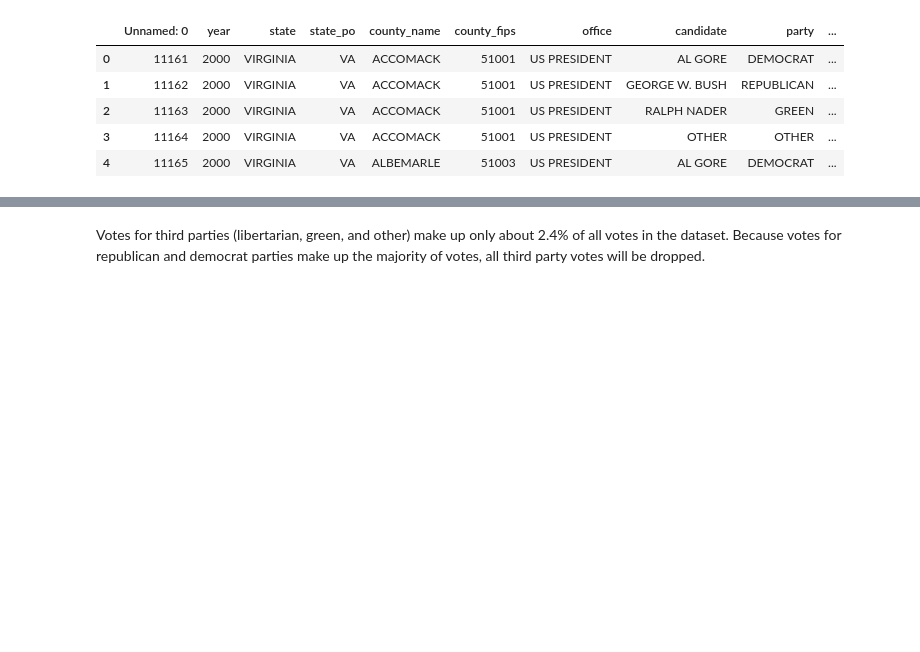
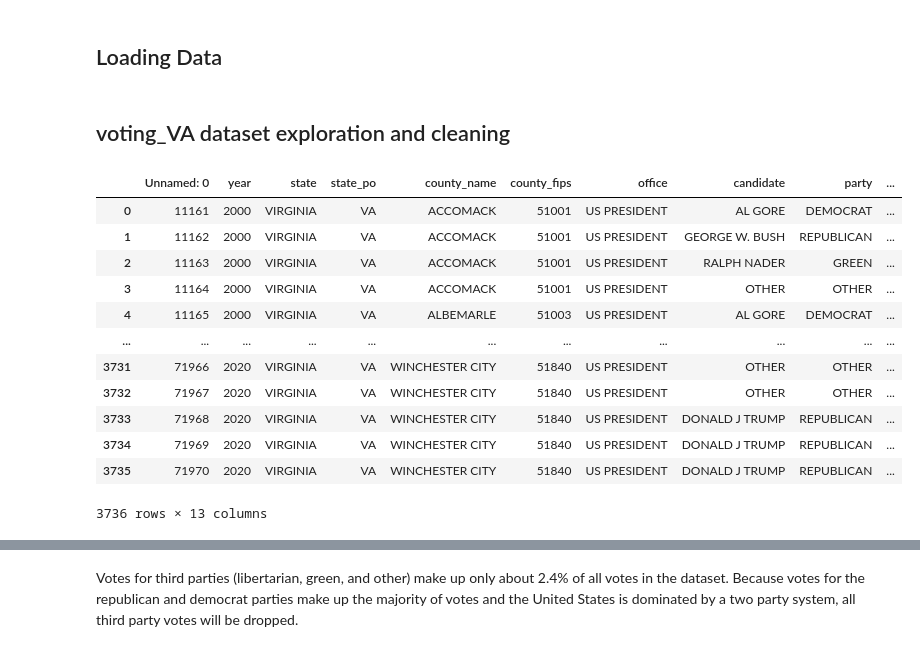
Before and after one commit to awhitehouse1/project_voting, a Jupyter notebook: cleaning_votes.ipynb, the cells around one changed output, grey strips where cells are left out. Saved outputs shown, nothing was run; the diff lists cells and outputs as text; code cells hidden in the pictures; blank space fills up the shorter version.

```diff
--- a/cleaning_votes.ipynb
+++ b/cleaning_votes.ipynb
@@ -1,5 +1,7 @@
 # %% [markdown]
 <a href="https://colab.research.google.com/github/awhitehouse1/project_voting/blob/main/cleaning_votes.ipynb" target="_parent"><img src="https://colab.research.google.com/assets/colab-badge.svg" alt="Open In Colab"/></a>
+# %% [markdown]
+## Loading Data
 # %%
 import pandas as pd
 import numpy as np
@@ -9,11 +12,20 @@ vdf = pd.read_csv('./data/voting_VA.csv') # Load historical voting data
+# %% [markdown]
+## voting_VA dataset exploration and cleaning
 # %%
-vdf.head()
+vdf
 # %% [output]
 |  | Unnamed: 0 | year | state | state_po | county_name | county_fips | office | candidate | party | ... |
 | 0 | 11161 | 2000 | VIRGINIA | VA | ACCOMACK | 51001 | US PRESIDENT | AL GORE | DEMOCRAT | ... |
 | 1 | 11162 | 2000 | VIRGINIA | VA | ACCOMACK | 51001 | US PRESIDENT | GEORGE W. BUSH | REPUBLICAN | ... |
 | 2 | 11163 | 2000 | VIRGINIA | VA | ACCOMACK | 51001 | US PRESIDENT | RALPH NADER | GREEN | ... |
 | 3 | 11164 | 2000 | VIRGINIA | VA | ACCOMACK | 51001 | US PRESIDENT | OTHER | OTHER | ... |
 | 4 | 11165 | 2000 | VIRGINIA | VA | ALBEMARLE | 51003 | US PRESIDENT | AL GORE | DEMOCRAT | ... |
+| ... | ... | ... | ... | ... | ... | ... | ... | ... | ... | ... |
+| 3731 | 71966 | 2020 | VIRGINIA | VA | WINCHESTER CITY | 51840 | US PRESIDENT | OTHER | OTHER | ... |
+| 3732 | 71967 | 2020 | VIRGINIA | VA | WINCHESTER CITY | 51840 | US PRESIDENT | OTHER | OTHER | ... |
+| 3733 | 71968 | 2020 | VIRGINIA | VA | WINCHESTER CITY | 51840 | US PRESIDENT | DONALD J TRUMP | REPUBLICAN | ... |
+| 3734 | 71969 | 2020 | VIRGINIA | VA | WINCHESTER CITY | 51840 | US PRESIDENT | DONALD J TRUMP | REPUBLICAN | ... |
+| 3735 | 71970 | 2020 | VIRGINIA | VA | WINCHESTER CITY | 51840 | US PRESIDENT | DONALD J TRUMP | REPUBLICAN | ... |
+3736 rows × 13 columns
 # %%
 print(vdf.shape)
@@ -55,5 +69,5 @@ OTHER            406335
 REPUBLICAN     10433236
 Name: candidatevotes, dtype: int64
 # %% [markdown]
-Votes for third parties (libertarian, green, and other) make up only about 2.4% of all votes in the dataset. Because votes for republican and democrat parties make up the majority of votes, all third party votes will be dropped.
+Votes for third parties (libertarian, green, and other) make up only about 2.4% of all votes in the dataset. Because votes for the republican and democrat parties make up the majority of votes and the United States is dominated by a two party system, all third party votes will be dropped.
 # %%
```
Also changed, not shown: parts of 18 cells of this notebook.
